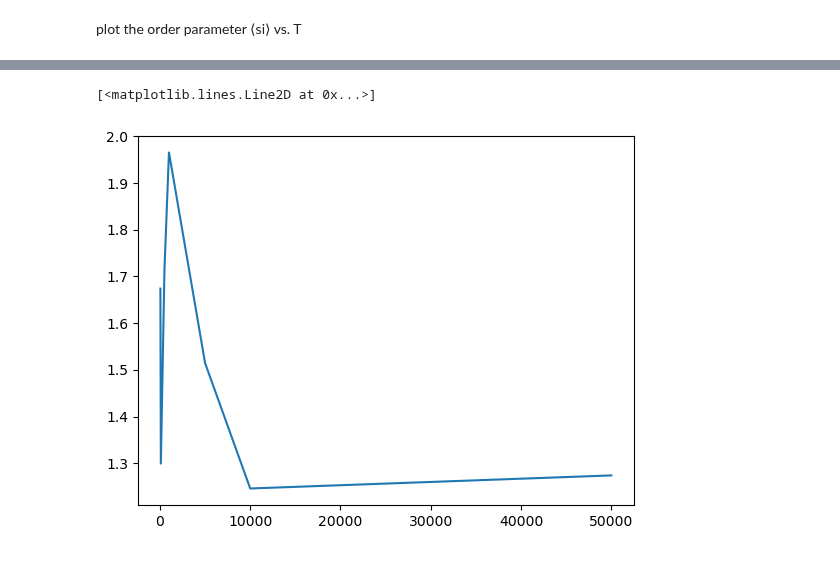
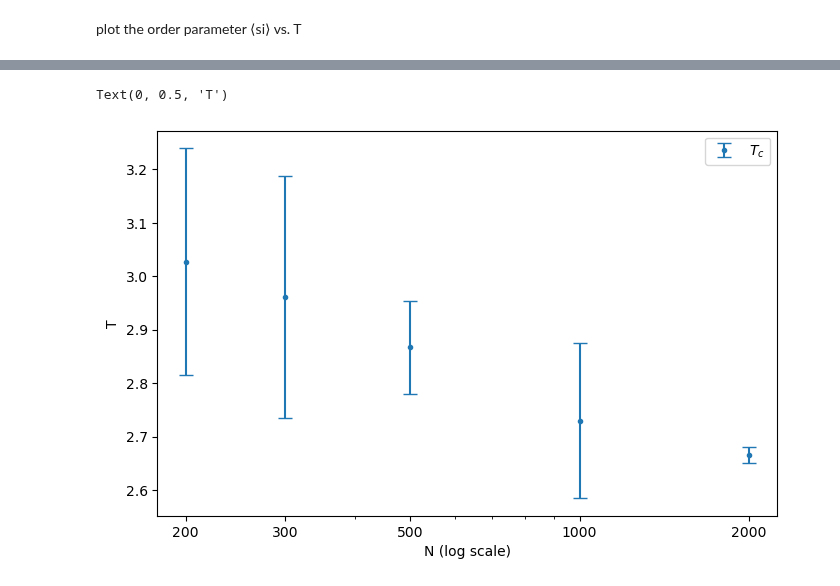
Before and after one commit to JakobSchauser/MscPhysics, a Jupyter notebook: Complex Physics/HandIn1/handin1.ipynb, the cells around one changed output, grey strips where cells are left out. Cells and saved outputs as stored; diff of their text form; code cells hidden in the pictures.

```diff
--- a/Complex Physics/HandIn1/handin1.ipynb
+++ b/Complex Physics/HandIn1/handin1.ipynb
@@ -146,18 +155,27 @@ def binarysearch_4_T(size, n_runs):
     max_t = 5
     min_t = 0.1
     T = (max_t+min_t)/2
-    for i in range(20):
+    close = 2
+    for i in range(50):
         T = (max_t+min_t)/2
         a_neighbours, b_neighbours = find_neigbours(size)
         lattice = run(b_neighbours, T, n_runs)
 
         op = np.abs(order_param(lattice))
-        if op < 0.99:
-            max_t = T+0.1
+        if op < 0.50:
+            max_t = T
+            min_t -= 0.1
         else:
-            min_t = T-0.1
+            min_t = T
+            max_t += 0.1
+
+        if np.abs(op - 0.5) < 0.05:
+            close -= 1
+        if close == 0:
+            break
 
 
+    T = (max_t+min_t)/2
     print(f"Found T: {T:.3f} <s>: {op:.3f}")
     less, more = T-0.1, T+0.1
     # more_lattice = run(b_neighbours, more, n_runs)
@@ -169,8 +187,11 @@ def binarysearch_4_T(size, n_runs):
     # print("")
     return T, op
 # %%
-Ts = []
-for N in (50, 100, 500, 1000, 5000, 10000, 50000):
-    T, op = binarysearch_4_T(100, 100000)
-    Ts.append(T)
+Ts = np.empty((3,7))
+
+times = [10000,20000,20000,100000, 100000, 500000, 1000000]
+for ii, N in enumerate((50, 100, 200, 300, 500, 1000, 2000)):
+    for i in range(3):
+        T, op = binarysearch_4_T(100, times[ii])
+        Ts[i,ii] = T
 # %% [output]
@@ -184,5 +215,12 @@ Found T: 1.274 <s>: 0.980
-# %%
-plt.plot([50, 100, 500, 1000, 5000, 10000, 50000], Ts)
-# %% [output]
-[<matplotlib.lines.Line2D at 0x...>]
-[figure, removed]
+# %%
+plt.figure(figsize=(8,5))
+
+plt.errorbar([200, 300, 500, 1000, 2000], Ts.mean(axis=0)[2:], yerr=Ts.std(axis=0)[2:], label="$T_c$", fmt = ".", capsize=5)
+plt.xscale("log")
+plt.xlabel("N (log scale)")
+plt.legend()
+plt.xticks([200, 300, 500, 1000, 2000], [200, 300, 500, 1000, 2000])
+plt.ylabel("T")
+# %% [output]
+Text(0, 0.5, 'T')
+[figure, added]
```
Also changed, not shown: parts of 13 cells of this notebook, 6 other files.
